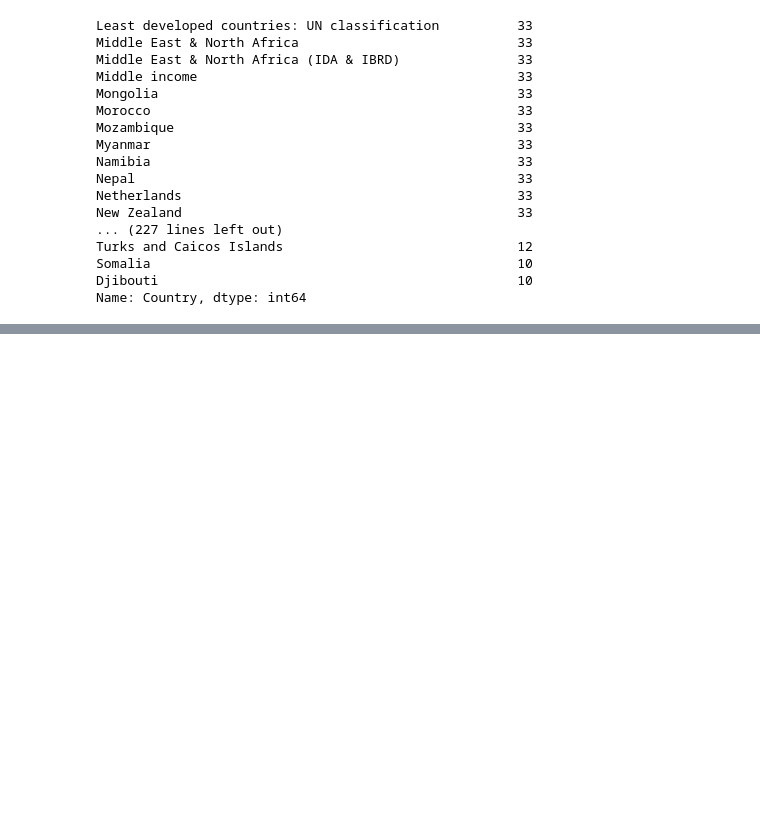
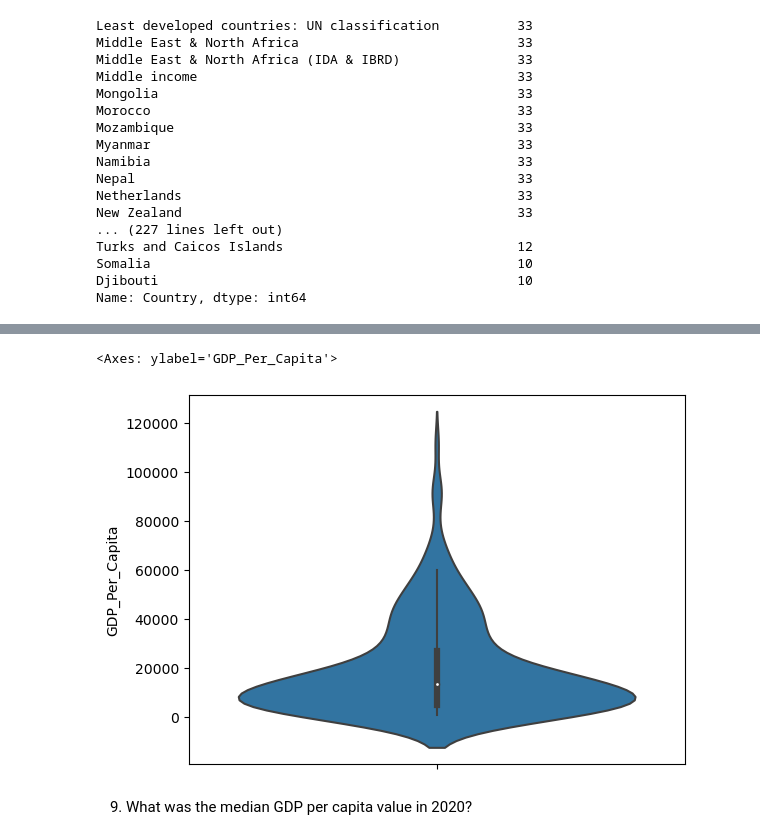
Before and after one commit to NSS-Data-Analytics-Cohort-10/gdp-and-internet-usage-WPoteet2003, a Jupyter notebook: notebooks/gdp-internet.ipynb, the cells around one changed output, grey strips where cells are left out. Saved outputs shown, nothing was run; the diff lists cells and outputs as text; code cells hidden in the pictures; blank space fills up the shorter version.

```diff
--- a/notebooks/gdp-internet.ipynb
+++ b/notebooks/gdp-internet.ipynb
@@ -121,0 +177,7 @@ Name: Country, dtype: int64
+# %%
+sns.violinplot(y=data["GDP_Per_Capita"])
+# %% [output]
+<Axes: ylabel='GDP_Per_Capita'>
+[figure, added]
+# %% [markdown]
+9. What was the median GDP per capita value in 2020?
```
Also changed, not shown: parts of 51 cells of this notebook.
